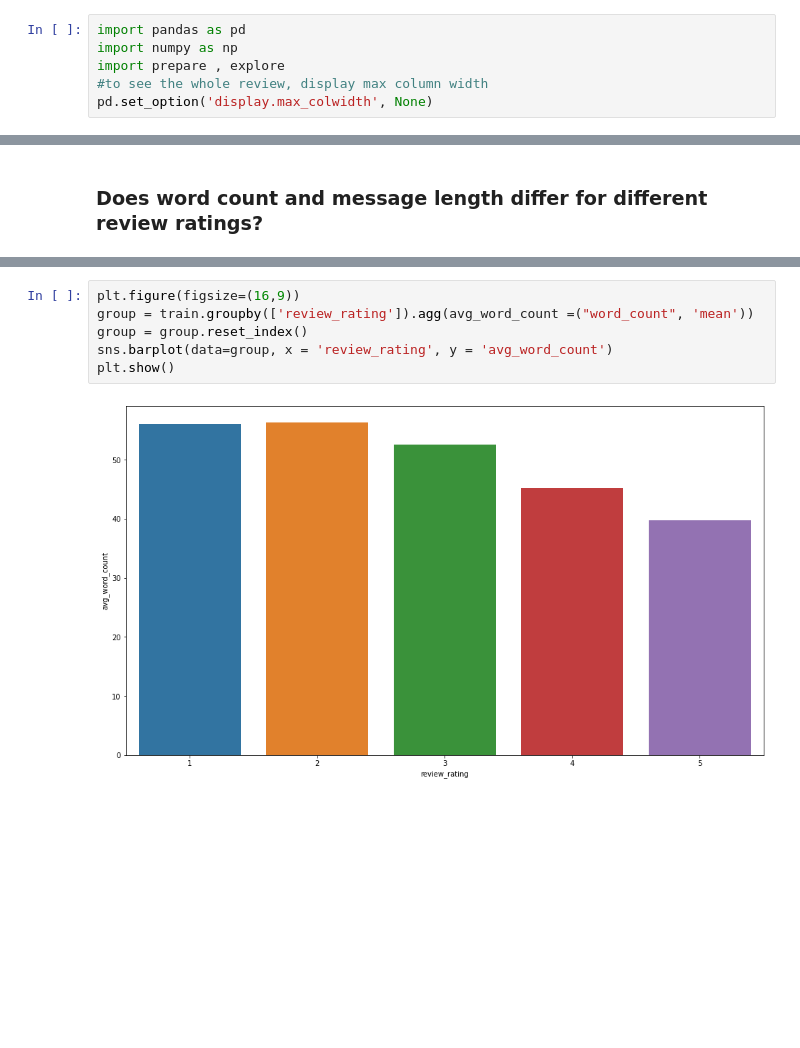
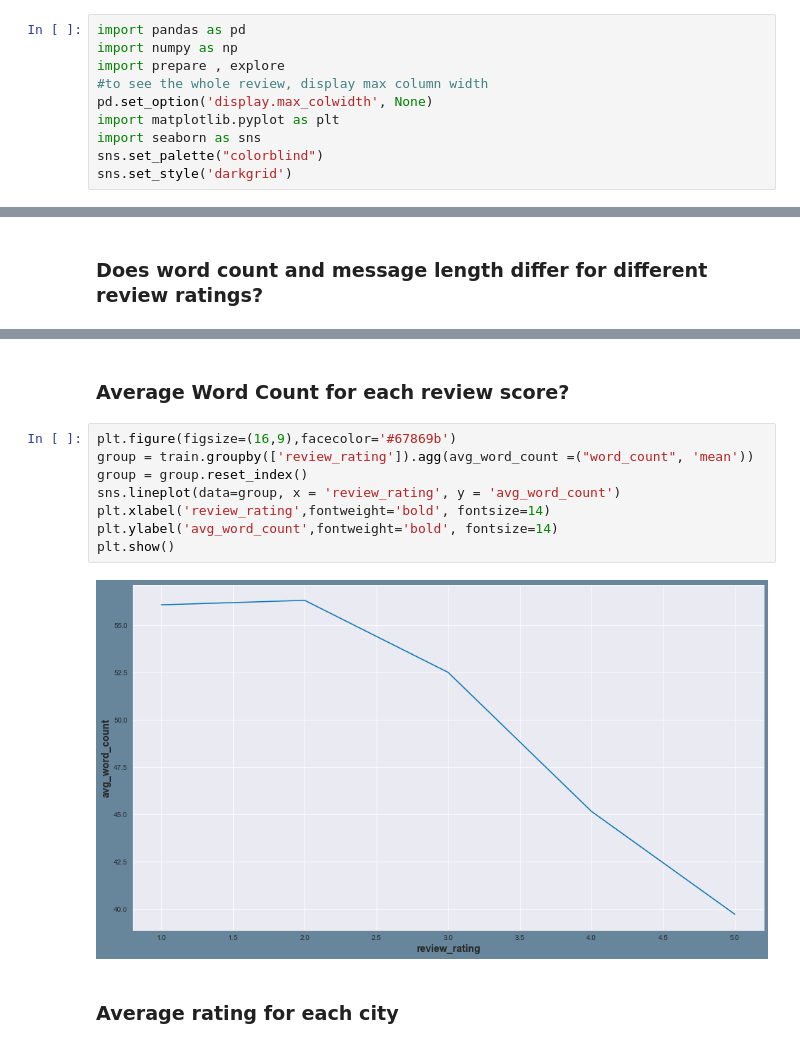
Before and after one commit to carterrxavier/Project_Rate_my_review, a Jupyter notebook: initial_notebook.ipynb, the cells around one changed output, grey strips where cells are left out. Cells and saved outputs as stored; diff of their text form; blank space fills up the shorter version.

```diff
--- a/initial_notebook.ipynb
+++ b/initial_notebook.ipynb
@@ -4,6 +4,10 @@ import numpy as np
 import prepare , explore
 #to see the whole review, display max column width
 pd.set_option('display.max_colwidth', None)
+import matplotlib.pyplot as plt
+import seaborn as sns
+sns.set_palette("colorblind")
+sns.set_style('darkgrid')
 # %% [markdown]
 # Rate My Review
 ## An Analysis on Hotel reviews in Texas
@@ -222,8 +209,14 @@ plt.show()
+# %% [markdown]
+### Average Word Count for each review score?
 # %%
-plt.figure(figsize=(16,9))
+plt.figure(figsize=(16,9),facecolor='#67869b')
 group = train.groupby(['review_rating']).agg(avg_word_count =("word_count", 'mean'))
 group = group.reset_index()
-sns.barplot(data=group, x = 'review_rating', y = 'avg_word_count')
+sns.lineplot(data=group, x = 'review_rating', y = 'avg_word_count')
+plt.xlabel('review_rating',fontweight='bold', fontsize=14)
+plt.ylabel('avg_word_count',fontweight='bold', fontsize=14)
 plt.show()
 # %% [output]
-[figure, old version]
+[figure, new version]
+# %% [markdown]
+### Average rating for each city
```
Also changed, not shown: parts of 13 cells of this notebook.
